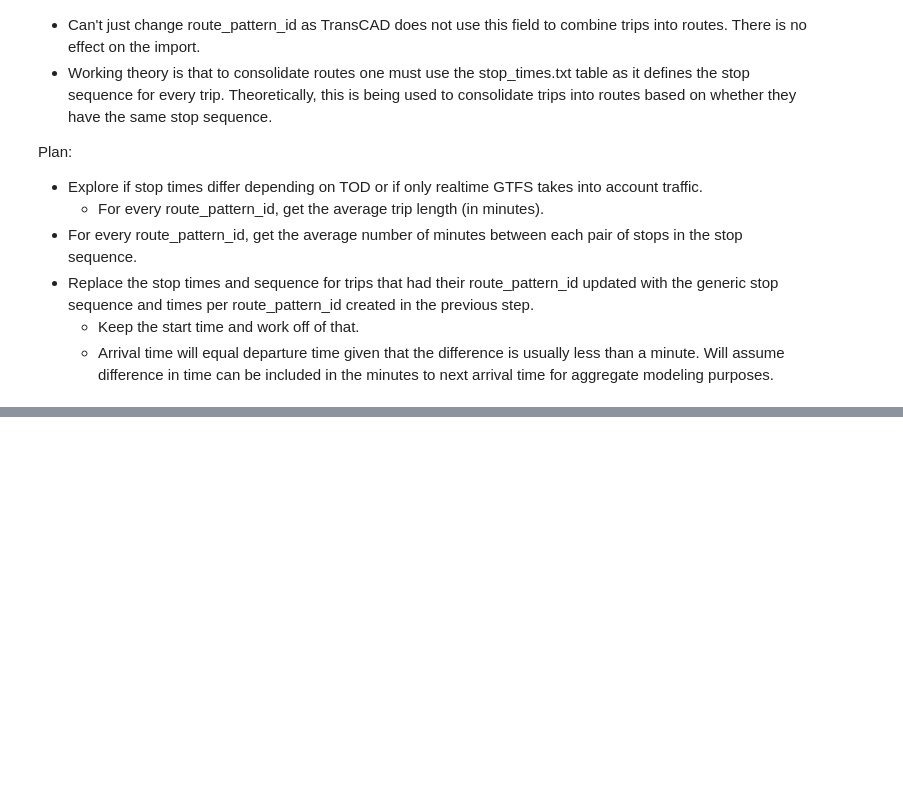
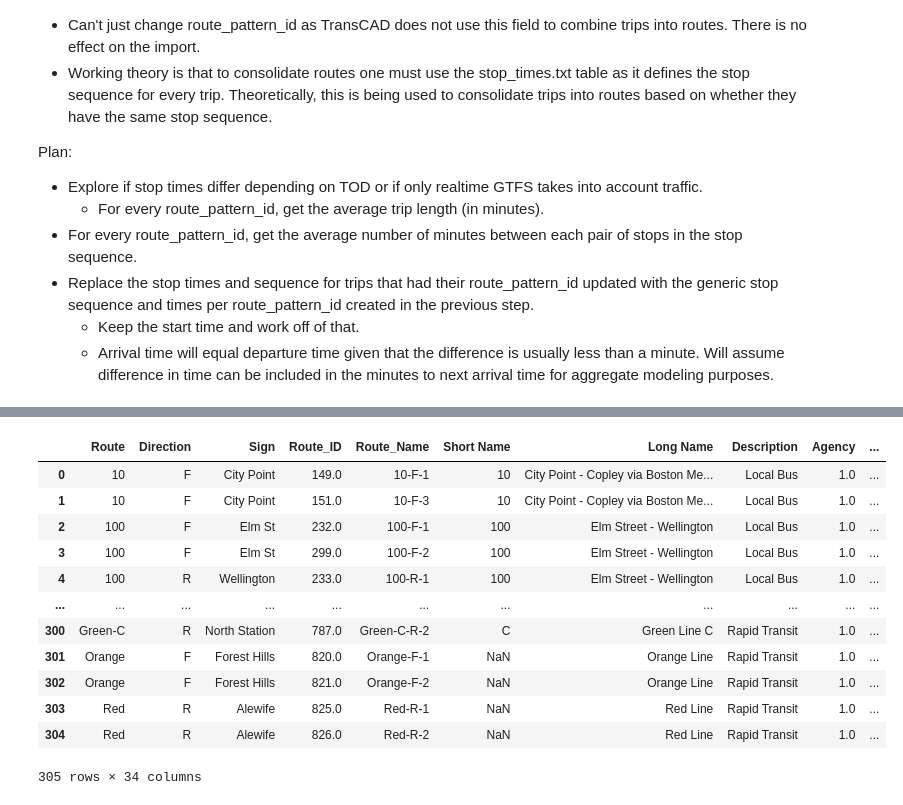
Before and after one commit to mmatkinson7/gtfs_transcad_prep, a Jupyter notebook: gtfs_consolidation_tod.ipynb, the cells around one changed output, grey strips where cells are left out. Saved outputs shown, nothing was run; the diff lists cells and outputs as text; code cells hidden in the pictures; blank space fills up the shorter version.

```diff
--- a/gtfs_consolidation_tod.ipynb
+++ b/gtfs_consolidation_tod.ipynb
@@ -429,0 +508,3 @@ gtfsfeeds_dfs.stop_times.to_csv(r"C:\Users\matkinson.AD\Downloads\Nov15_Sandbox\
+# %%
+trips_b = trips_a.merge(p4_a, how='outer',on=['route_id','direction_id','trip_headsign'])
+trips_b.query('route_pattern_id != Route_Name') # where multiple route patterns per R/D/H combo
@@ -429,0 +550,20 @@ gtfsfeeds_dfs.stop_times.to_csv(r"C:\Users\matkinson.AD\Downloads\Nov15_Sandbox\
+# %%
+fred = trips_b.query('route_pattern_id != Route_Name')
+fred = fred[['route_id','direction_id','trip_headsign']].rename(columns={'route_id':'Route','direction_id':'Direction','trip_headsign':'Sign'})
+fred['Direction'] = np.where(fred['Direction'] == 0, "F", "R")
+george = fred.merge(p5, how='left',on=['Route','Direction','Sign'])
+george
+# %% [output]
+|  | Route | Direction | Sign | Route_ID | Route_Name | Short Name | Long Name | Description | Agency | ... |
+| 0 | 10 | F | City Point | 149.0 | 10-F-1 | 10 | City Point - Copley via Boston Me... | Local Bus | 1.0 | ... |
+| 1 | 10 | F | City Point | 151.0 | 10-F-3 | 10 | City Point - Copley via Boston Me... | Local Bus | 1.0 | ... |
+| 2 | 100 | F | Elm St | 232.0 | 100-F-1 | 100 | Elm Street - Wellington | Local Bus | 1.0 | ... |
+| 3 | 100 | F | Elm St | 299.0 | 100-F-2 | 100 | Elm Street - Wellington | Local Bus | 1.0 | ... |
+| 4 | 100 | R | Wellington | 233.0 | 100-R-1 | 100 | Elm Street - Wellington | Local Bus | 1.0 | ... |
+| ... | ... | ... | ... | ... | ... | ... | ... | ... | ... | ... |
+| 300 | Green-C | R | North Station | 787.0 | Green-C-R-2 | C | Green Line C | Rapid Transit | 1.0 | ... |
+| 301 | Orange | F | Forest Hills | 820.0 | Orange-F-1 | NaN | Orange Line | Rapid Transit | 1.0 | ... |
+| 302 | Orange | F | Forest Hills | 821.0 | Orange-F-2 | NaN | Orange Line | Rapid Transit | 1.0 | ... |
+| 303 | Red | R | Alewife | 825.0 | Red-R-1 | NaN | Red Line | Rapid Transit | 1.0 | ... |
+| 304 | Red | R | Alewife | 826.0 | Red-R-2 | NaN | Red Line | Rapid Transit | 1.0 | ... |
+305 rows × 34 columns
```
Also changed, not shown: parts of 19 cells of this notebook.
